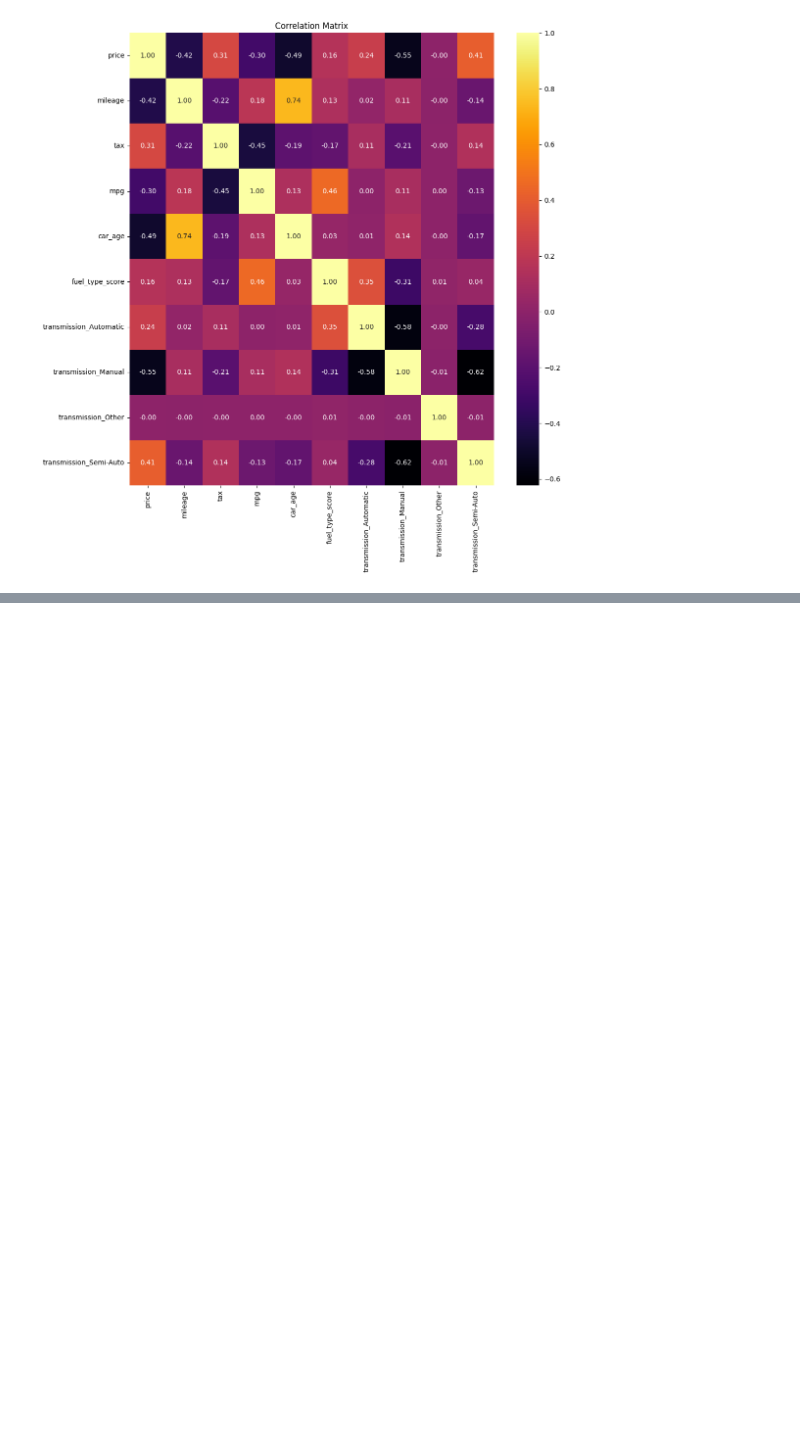
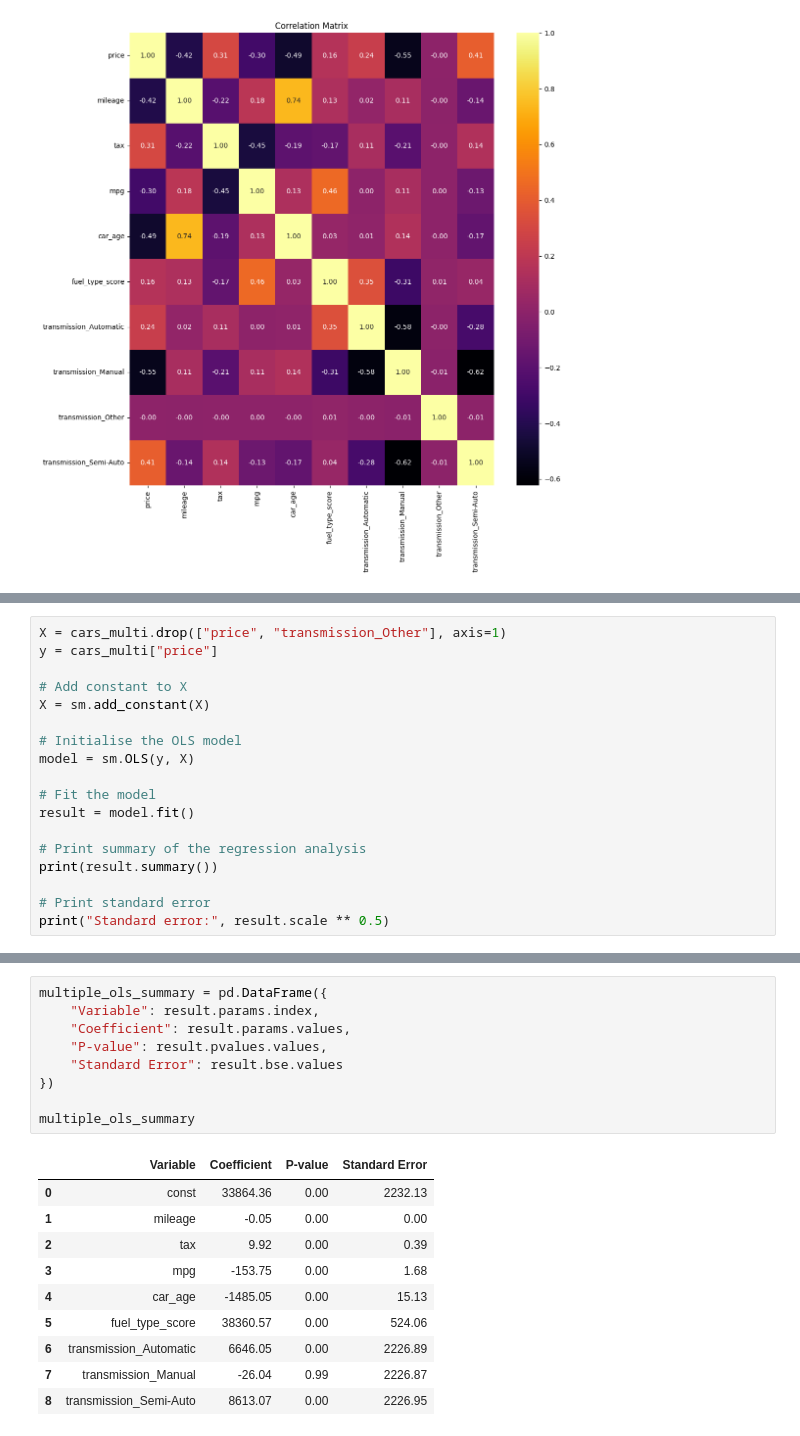
Before and after one commit to TXTEck/DAV_CA1, a Jupyter notebook: notebooks/car_price_analysis.ipynb, the cells around one changed output, grey strips where cells are left out. Drawn from its saved outputs; the diff is of its cells as text; blank space fills up the shorter version.

Commit message:
Add Linear Regression

```diff
--- a/notebooks/car_price_analysis.ipynb
+++ b/notebooks/car_price_analysis.ipynb
@@ -577,0 +716,18 @@ plt.show()
+# %%
+X = cars_multi.drop(["price", "transmission_Other"], axis=1)
+y = cars_multi["price"]
+
+# Add constant to X
+X = sm.add_constant(X)
+
+# Initialise the OLS model
+model = sm.OLS(y, X)
+
+# Fit the model
+result = model.fit()
+
+# Print summary of the regression analysis
+print(result.summary())
+
+# Print standard error
+print("Standard error:", result.scale ** 0.5)
@@ -577,0 +752,20 @@ plt.show()
+# %%
+multiple_ols_summary = pd.DataFrame({
+    "Variable": result.params.index,
+    "Coefficient": result.params.values,
+    "P-value": result.pvalues.values,
+    "Standard Error": result.bse.values
+})
+
+multiple_ols_summary
+# %% [output]
+|  | Variable | Coefficient | P-value | Standard Error |
+| 0 | const | 33864.36 | 0.00 | 2232.13 |
+| 1 | mileage | -0.05 | 0.00 | 0.00 |
+| 2 | tax | 9.92 | 0.00 | 0.39 |
+| 3 | mpg | -153.75 | 0.00 | 1.68 |
+| 4 | car_age | -1485.05 | 0.00 | 15.13 |
+| 5 | fuel_type_score | 38360.57 | 0.00 | 524.06 |
+| 6 | transmission_Automatic | 6646.05 | 0.00 | 2226.89 |
+| 7 | transmission_Manual | -26.04 | 0.99 | 2226.87 |
+| 8 | transmission_Semi-Auto | 8613.07 | 0.00 | 2226.95 |
```
Also changed, not shown: parts of 7 cells of this notebook, 2 other files.
